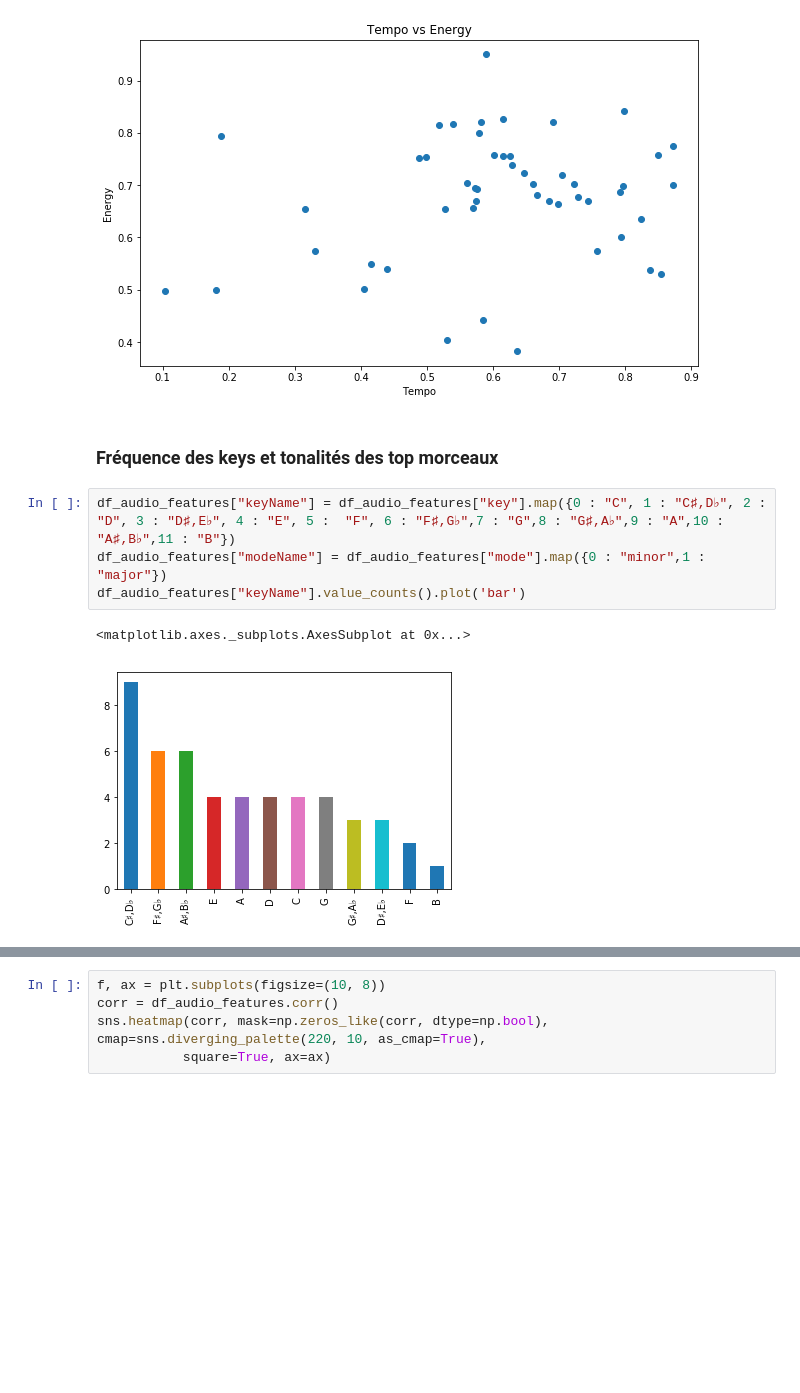
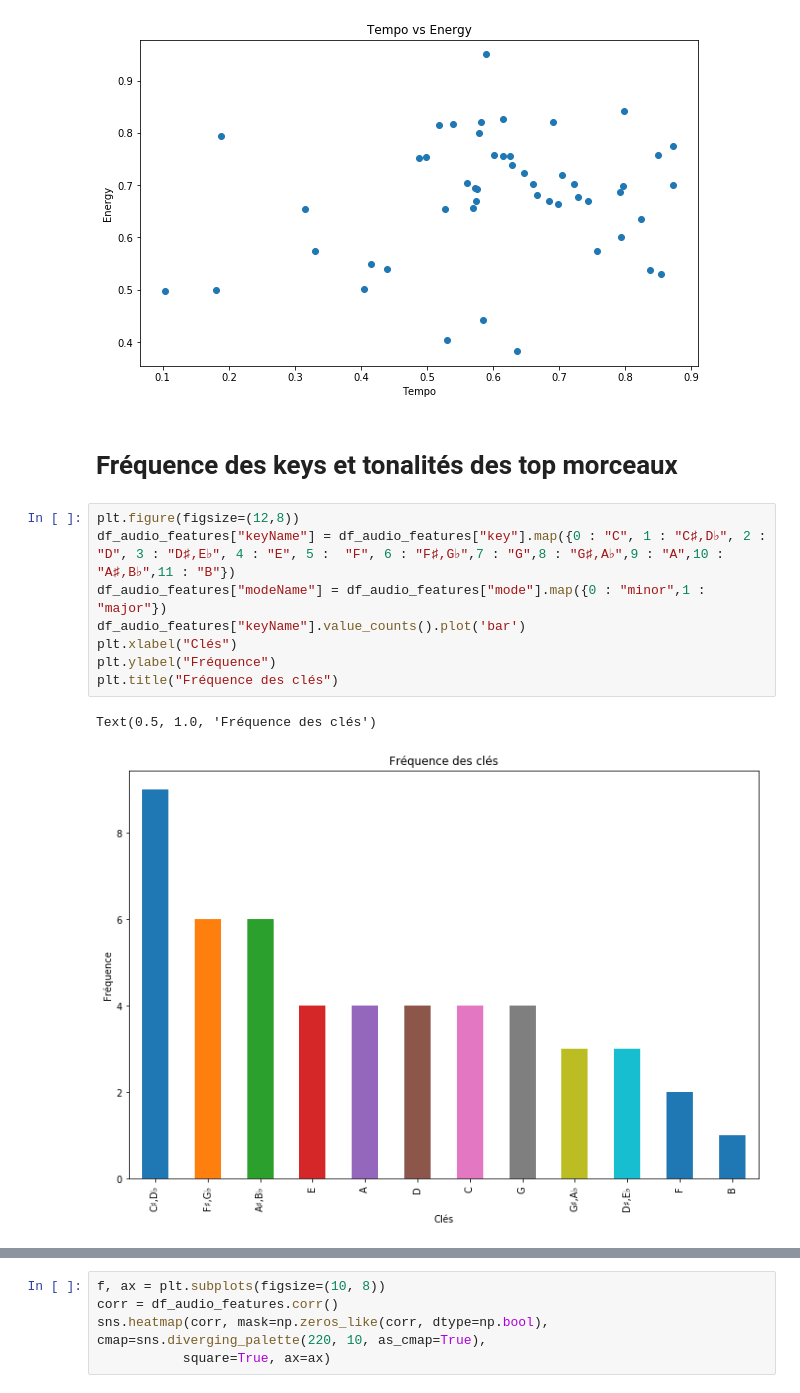
Before and after one commit to rreinette/BEAVERMATRIX, a Jupyter notebook: spotify/randy/Challenge_Data.ipynb, the cells around one changed output, grey strips where cells are left out. Saved outputs shown, nothing was run; the diff lists cells and outputs as text; blank space fills up the shorter version.

```diff
--- a/spotify/randy/Challenge_Data.ipynb
+++ b/spotify/randy/Challenge_Data.ipynb
@@ -268,12 +183,16 @@ plt.title("Tempo vs Energy")
 Text(0.5, 1.0, 'Tempo vs Energy')
 [figure]
 # %% [markdown]
-### Fréquence des keys et tonalités des top morceaux
+# Fréquence des keys et tonalités des top morceaux
 # %%
+plt.figure(figsize=(12,8))
 df_audio_features["keyName"] = df_audio_features["key"].map({0 : "C", 1 : "C♯,D♭", 2 : "D", 3 : "D♯,E♭", 4 : "E", 5 :  "F", 6 : "F♯,G♭",7 : "G",8 : "G♯,A♭",9 : "A",10 : "A♯,B♭",11 : "B"})
 df_audio_features["modeName"] = df_audio_features["mode"].map({0 : "minor",1 : "major"})
 df_audio_features["keyName"].value_counts().plot('bar')
+plt.xlabel("Clés")
+plt.ylabel("Fréquence")
+plt.title("Fréquence des clés")
 # %% [output]
-<matplotlib.axes._subplots.AxesSubplot at 0x...>
+Text(0.5, 1.0, 'Fréquence des clés')
-[figure, old version]
+[figure, new version]
 # %%
```
Also changed, not shown: parts of 20 cells of this notebook.
